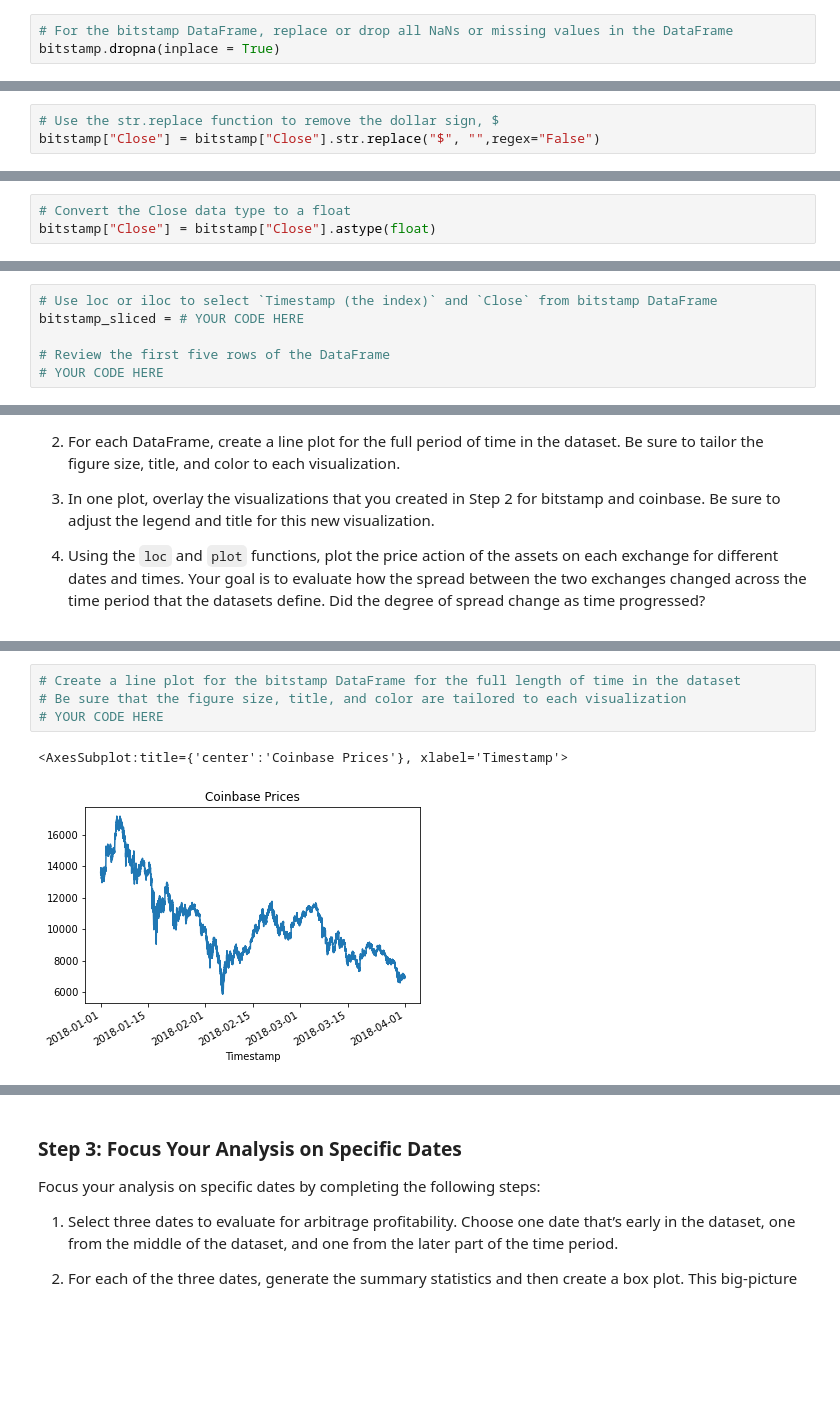
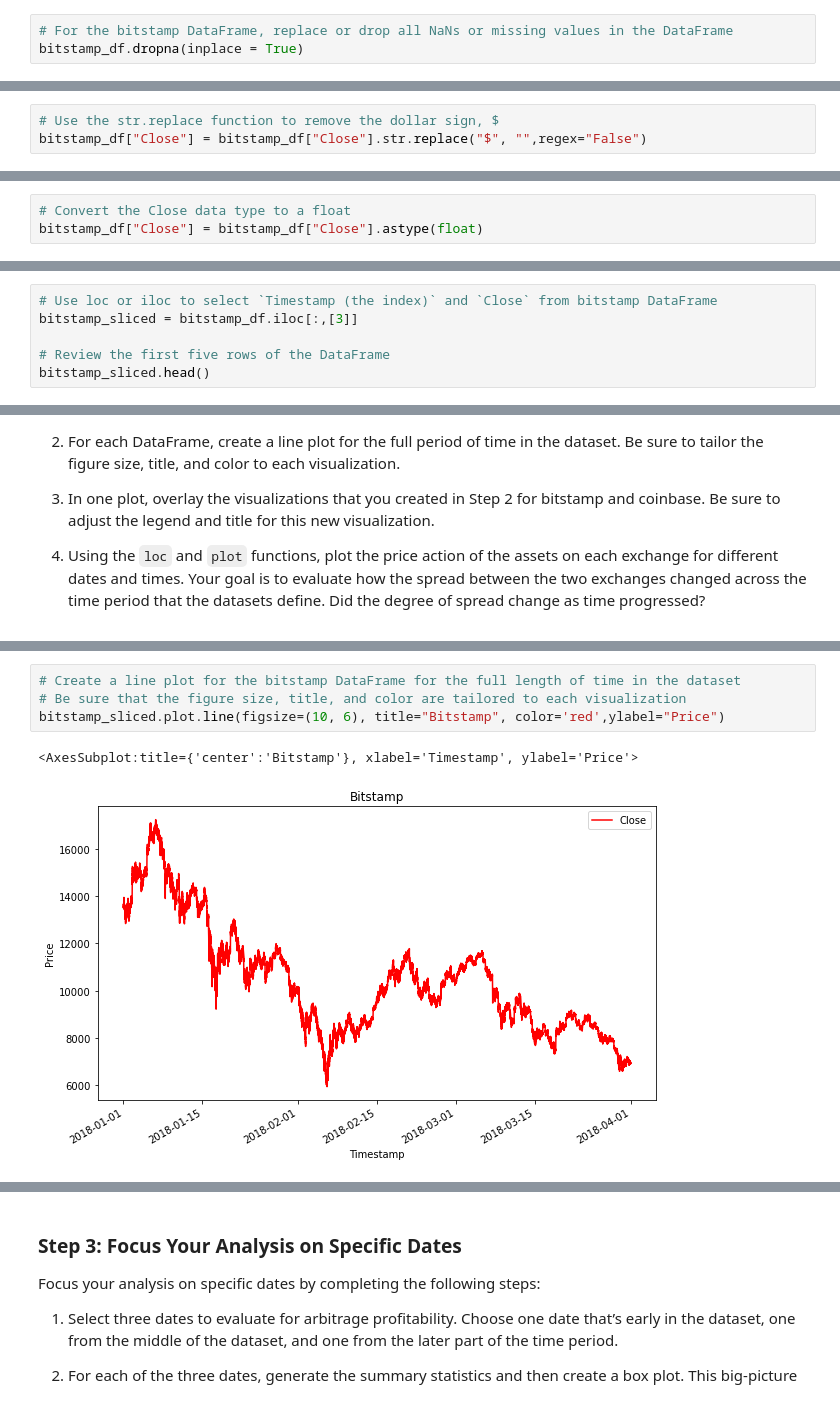
Before and after one commit to beowulf888/Module_3_challenge, a Jupyter notebook: Starter_Code/crypto_arbitrage.ipynb, the cells around one changed output, grey strips where cells are left out. Saved outputs shown, nothing was run; the diff lists cells and outputs as text; blank space fills up the shorter version.

```diff
--- a/Starter_Code/crypto_arbitrage.ipynb
+++ b/Starter_Code/crypto_arbitrage.ipynb
@@ -100,17 +100,17 @@ To prepare and clean your data for analysis, complete the following steps:
 ### Step 1: For the bitstamp DataFrame, replace or drop all `NaN`, or missing, values in the DataFrame.
 # %%
 # For the bitstamp DataFrame, replace or drop all NaNs or missing values in the DataFrame
-bitstamp.dropna(inplace = True)
+bitstamp_df.dropna(inplace = True)
 # %% [markdown]
 ### Step 2: Use the `str.replace` function to remove the dollar signs ($) from the values in the Close column.
 # %%
 # Use the str.replace function to remove the dollar sign, $
-bitstamp["Close"] = bitstamp["Close"].str.replace("$", "",regex="False")
+bitstamp_df["Close"] = bitstamp_df["Close"].str.replace("$", "",regex="False")
 # %% [markdown]
 ### Step 3: Convert the data type of the Close column to a `float`.
 # %%
 # Convert the Close data type to a float
-bitstamp["Close"] = bitstamp["Close"].astype(float)
+bitstamp_df["Close"] = bitstamp_df["Close"].astype(float)
 # %% [markdown]
 ### Step 4: Review the data for duplicated values, and drop them if necessary.
 # %%
@@ -145,10 +158,10 @@ Select the data you want to analyze. Use `loc` or `iloc` to select the following
 * Close
 # %%
 # Use loc or iloc to select `Timestamp (the index)` and `Close` from bitstamp DataFrame
-bitstamp_sliced = # YOUR CODE HERE
+bitstamp_sliced = bitstamp_df.iloc[:,[3]]
 
 # Review the first five rows of the DataFrame
-# YOUR CODE HERE
+bitstamp_sliced.head()
 # %% [output]
 |  | Close |
 | Timestamp |  |
@@ -212,10 +225,10 @@ Sort through the time series data associated with the bitstamp and coinbase Data
 # %%
 # Create a line plot for the bitstamp DataFrame for the full length of time in the dataset
 # Be sure that the figure size, title, and color are tailored to each visualization
-# YOUR CODE HERE
+bitstamp_sliced.plot.line(figsize=(10, 6), title="Bitstamp", color='red',ylabel="Price")
 # %% [output]
-<AxesSubplot:title={'center':'Coinbase Prices'}, xlabel='Timestamp'>
+<AxesSubplot:title={'center':'Bitstamp'}, xlabel='Timestamp', ylabel='Price'>
-[figure, old version]
+[figure, new version]
 # %%
 # Create a line plot for the coinbase DataFrame for the full length of time in the dataset
 # Be sure that the figure size, title, and color are tailored to each visualization
```
Also changed, not shown: parts of 11 cells of this notebook.
